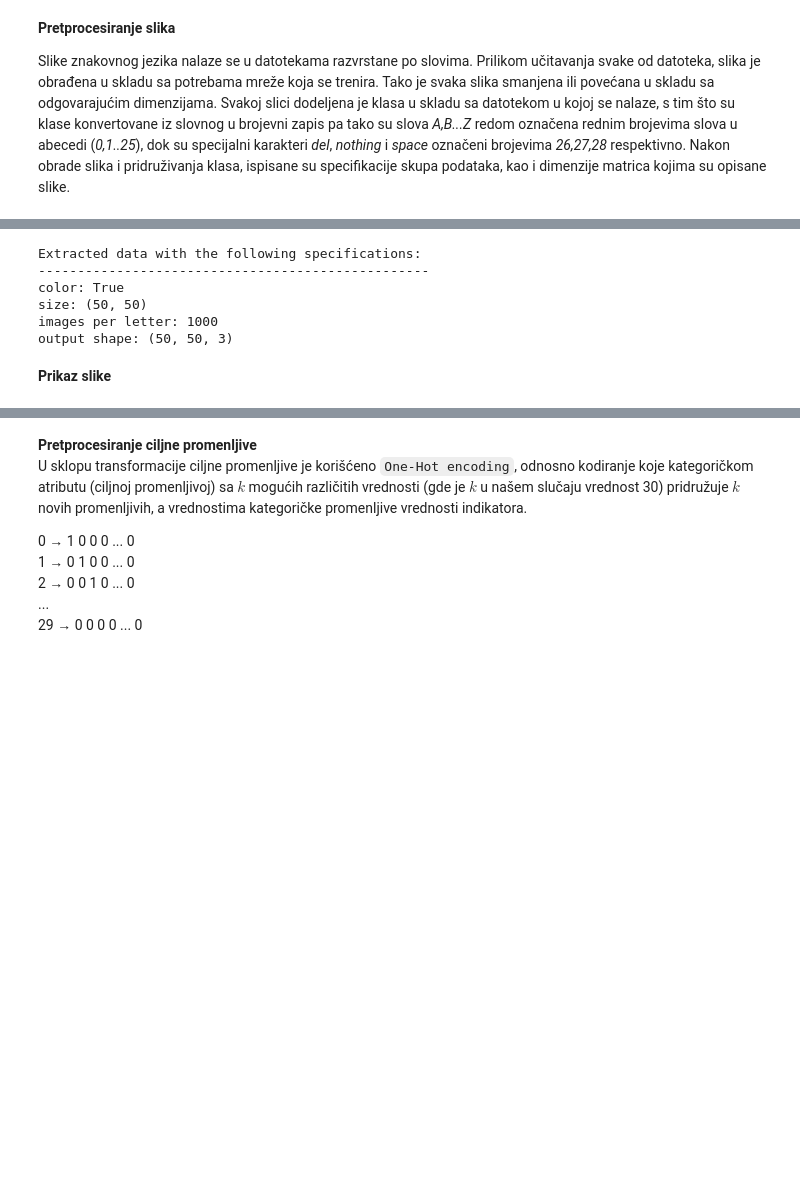
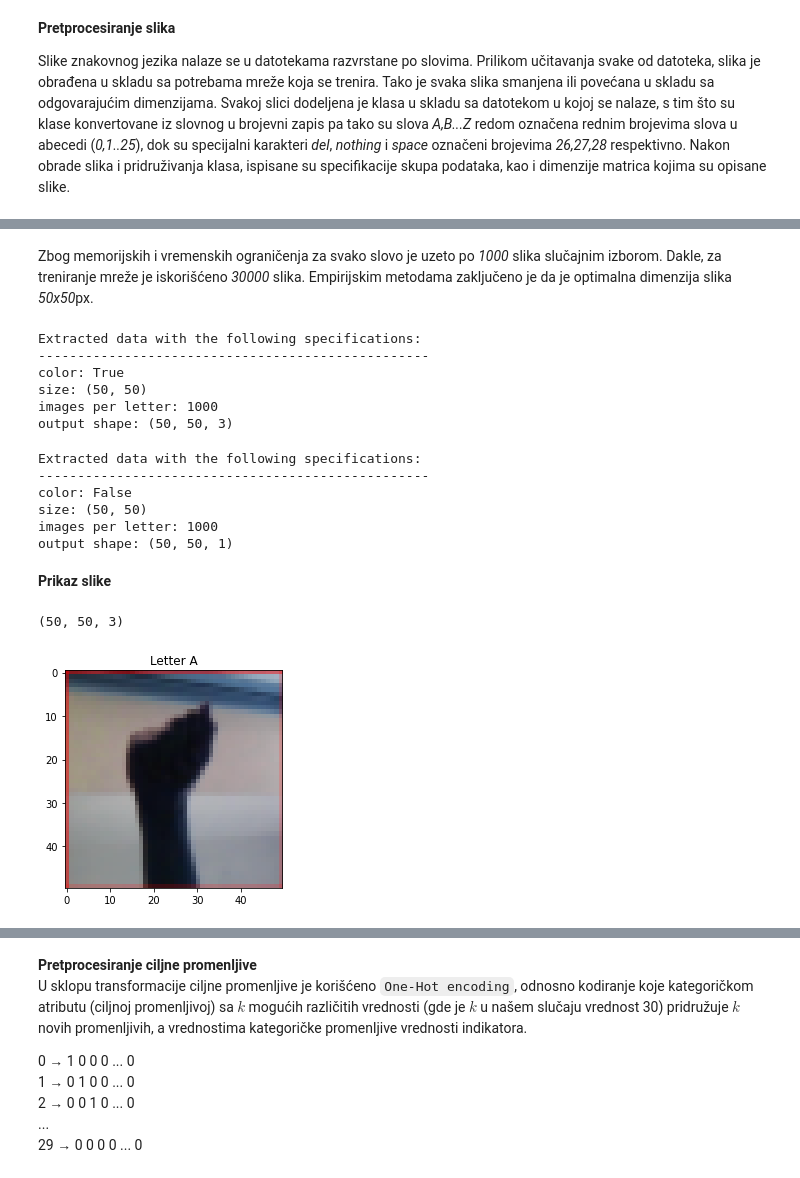
Before and after one commit to zokaaagajich/SignLanguage-ML, a Jupyter notebook: signLanguage-ML.ipynb, the cells around one changed output, grey strips where cells are left out. Drawn from its saved outputs; the diff is of its cells as text; code cells hidden in the pictures; blank space fills up the shorter version.

```diff
--- a/signLanguage-ML.ipynb
+++ b/signLanguage-ML.ipynb
@@ -116,8 +113,11 @@ data  drive  sample_data
+# %% [markdown]
+Zbog memorijskih i vremenskih ograničenja za svako slovo je uzeto po *1000* slika slučajnim izborom. Dakle, za treniranje mreže je iskorišćeno *30000* slika. Empirijskim metodama zaključeno je da je optimalna dimenzija slika *50x50*px.
 # %%
 trainFolder = "./data/input/asl-alphabet/asl_alphabet_train/"
 #testFolder =  "../input/asl-alphabet/asl_alphabet_test/"
 
 X, y = exctractDataFromFiles(trainFolder, imageColor = True, imageSize = (50, 50), imagesPerLetter = 1000)
+X_gray, y_gray = exctractDataFromFiles(trainFolder, imageColor = False, imageSize = (50, 50), imagesPerLetter = 1000)
 # %% [output]
 Extracted data with the following specifications:
 --------------------------------------------------
@@ -125,11 +125,24 @@ color: True
 size: (50, 50)
 images per letter: 1000
 output shape: (50, 50, 3)
+Extracted data with the following specifications:
+--------------------------------------------------
+color: False
+size: (50, 50)
+images per letter: 1000
+output shape: (50, 50, 1)
 # %% [markdown]
 **Prikaz slike**
 # %%
-testImage = cv2.imread("../input/asl-alphabet/asl_alphabet_train/A/A1.jpg")
-resizedTestImage = proccessImage(testImage, size=(50,50), color=True)
-print(resizedTestImage.shape)
-plt.imshow(resizedTestImage, cmap='gray')
-plt.show()
+def showLetter(letter):
+  testImage = cv2.imread("./data/input/asl-alphabet/asl_alphabet_train/" + letter + "/" + letter + "1.jpg")
+  resizedTestImage = proccessImage(testImage, size=(50,50), color=True)
+  print(resizedTestImage.shape)
+  plt.title("Letter " + letter)
+  plt.imshow(resizedTestImage, cmap='gray')
+  plt.show()
+# %%
+showLetter('A')
+# %% [output]
+(50, 50, 3)
+[figure, added]
```
Also changed, not shown: parts of 90 cells of this notebook.
